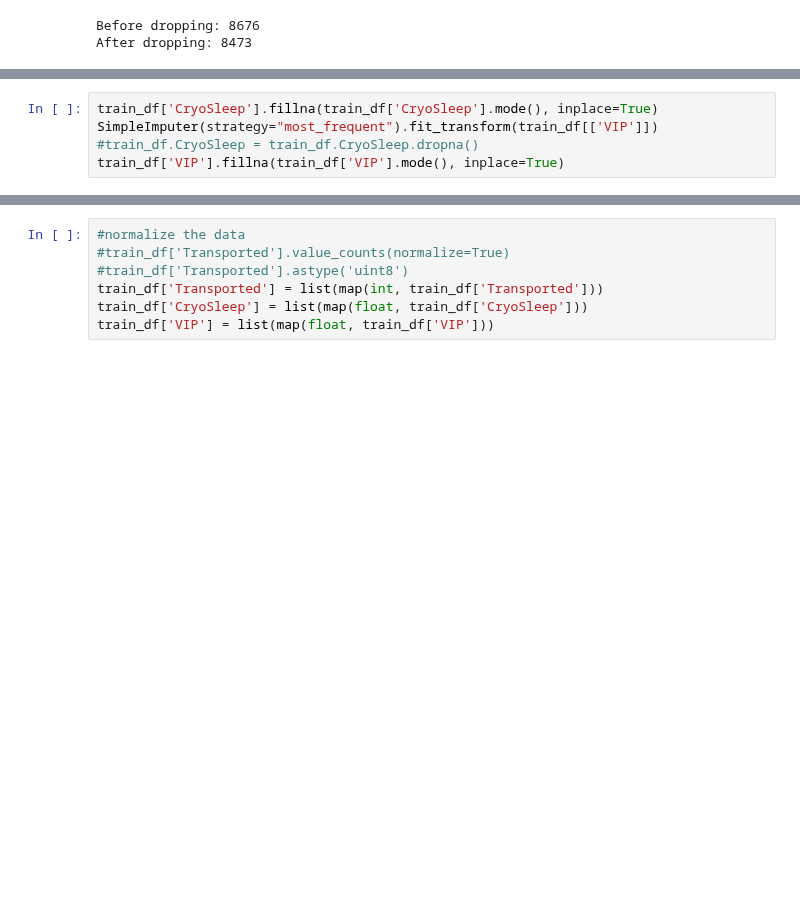
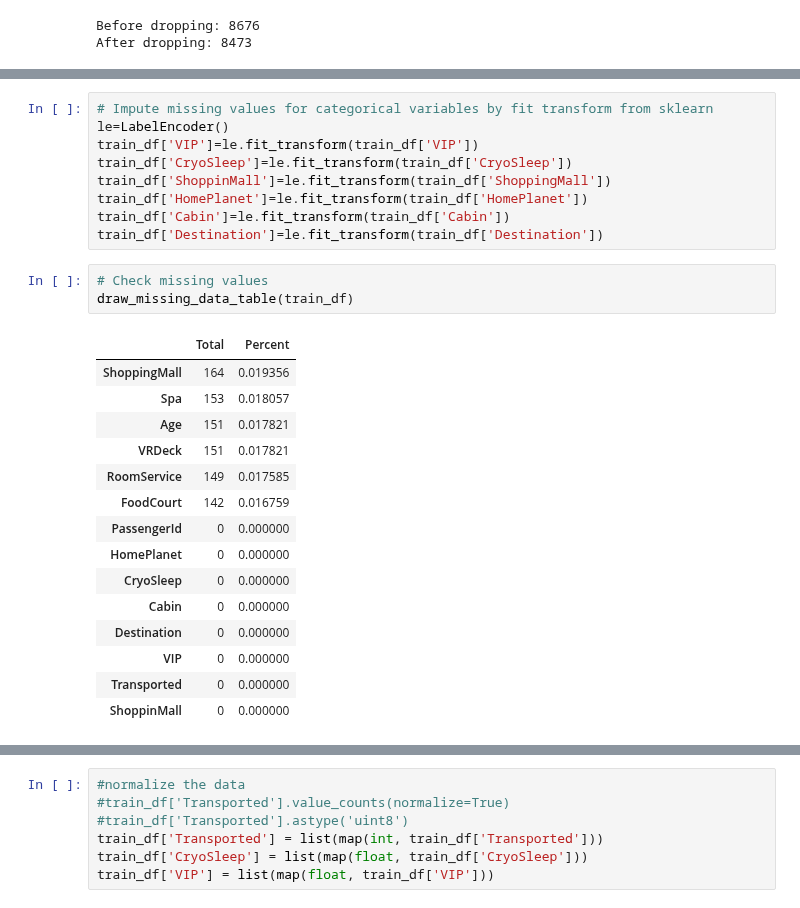
Before and after one commit to Chirag314/EDA, a Jupyter notebook: spaceship_titanic1.ipynb, the cells around one changed output, grey strips where cells are left out. Saved outputs shown, nothing was run; the diff lists cells and outputs as text; blank space fills up the shorter version.

```diff
--- a/spaceship_titanic1.ipynb
+++ b/spaceship_titanic1.ipynb
@@ -323,5 +362,28 @@ train_df.groupby(['HomePlanet']).Transported.mean().to_frame()
-# %%
-train_df['CryoSleep'].fillna(train_df['CryoSleep'].mode(), inplace=True)
-SimpleImputer(strategy="most_frequent").fit_transform(train_df[['VIP']])
-#train_df.CryoSleep = train_df.CryoSleep.dropna()
-train_df['VIP'].fillna(train_df['VIP'].mode(), inplace=True)
+# %%
+# Impute missing values for categorical variables by fit transform from sklearn
+le=LabelEncoder()
+train_df['VIP']=le.fit_transform(train_df['VIP'])
+train_df['CryoSleep']=le.fit_transform(train_df['CryoSleep'])
+train_df['ShoppinMall']=le.fit_transform(train_df['ShoppingMall'])
+train_df['HomePlanet']=le.fit_transform(train_df['HomePlanet'])
+train_df['Cabin']=le.fit_transform(train_df['Cabin'])
+train_df['Destination']=le.fit_transform(train_df['Destination'])
+# %%
+# Check missing values
+draw_missing_data_table(train_df)
+# %% [output]
+|  | Total | Percent |
+| ShoppingMall | 164 | 0.019356 |
+| Spa | 153 | 0.018057 |
+| Age | 151 | 0.017821 |
+| VRDeck | 151 | 0.017821 |
+| RoomService | 149 | 0.017585 |
+| FoodCourt | 142 | 0.016759 |
+| PassengerId | 0 | 0.000000 |
+| HomePlanet | 0 | 0.000000 |
+| CryoSleep | 0 | 0.000000 |
+| Cabin | 0 | 0.000000 |
+| Destination | 0 | 0.000000 |
+| VIP | 0 | 0.000000 |
+| Transported | 0 | 0.000000 |
+| ShoppinMall | 0 | 0.000000 |
```
Also changed, not shown: parts of 15 cells of this notebook.
